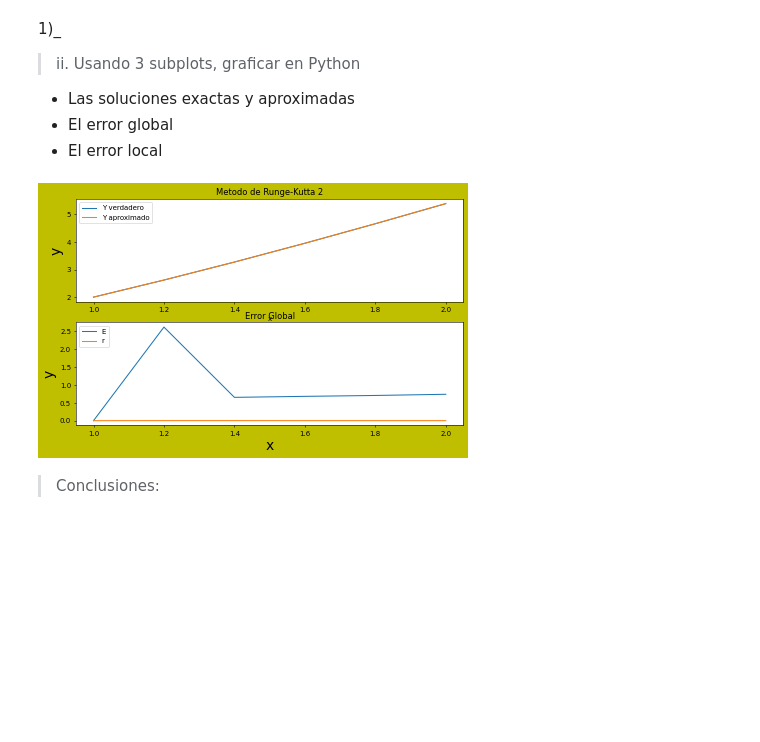
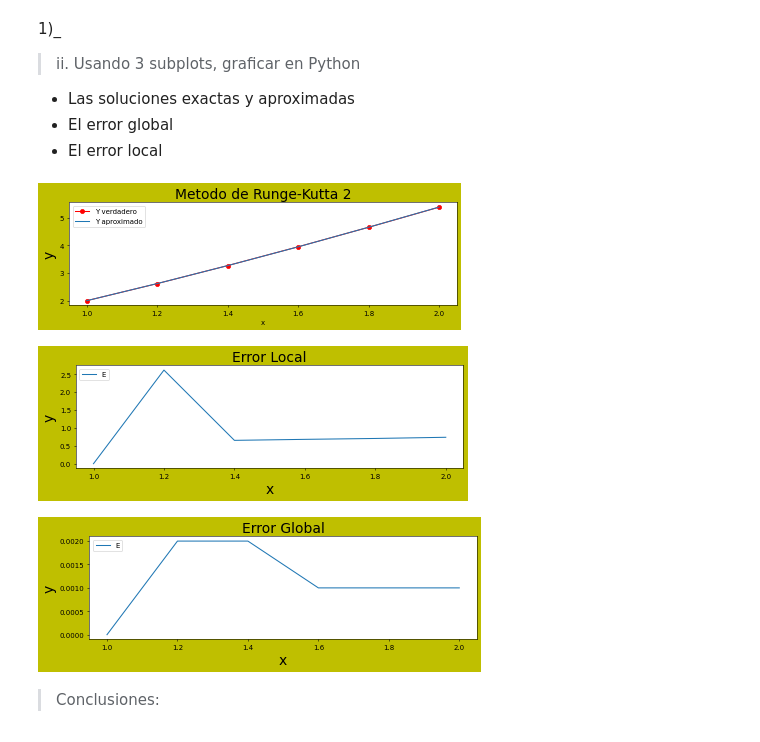
Before and after one commit to Leonel-H29/Facultad, a Jupyter notebook: TP1/TP1.ipynb, the cells around one changed output. Drawn from its saved outputs; the diff is of its cells as text; code cells hidden in the pictures; blank space fills up the shorter version.

```diff
--- a/TP1/TP1.ipynb
+++ b/TP1/TP1.ipynb
@@ -28,40 +28,42 @@ x = np.linspace(1,2,6)
 
 plt.subplot(2,1,1)
 #plt.plot(x,y_real, x,y_aproximado)
-plt.plot(x,y_real)
+plt.plot(x,y_real, marker="o", color="red")
 plt.plot(x,y_aproximado)
 
-plt.title("Metodo de Runge-Kutta 2")
+plt.title("Metodo de Runge-Kutta 2", fontsize=20)
 plt.legend(('Y verdadero','Y aproximado'), loc='upper left')
 plt.xlabel('x')
 plt.ylabel('y', fontsize=20)
 
 
 #===================================Grafico los errores
-plt.figure(1, (10,6), 50, 'y', 'g')
+plt.figure(2, (10,6), 50, 'y', 'g')
 
 plt.subplot(2,1,2)
 plt.plot(x,error_local)
 
-plt.title("Error Local")
+plt.title("Error Local", fontsize=20)
 plt.legend('Error Local', loc='upper left')
 plt.xlabel('x', fontsize=20)
 plt.ylabel('y', fontsize=20)
 
-plt.figure(1, (10,6), 50, 'y', 'g')
+plt.figure(3, (10,6), 50, 'y', 'g')
 plt.subplot(2,1,2)
 plt.plot(x,error_global)
 
 
-plt.title("Error Global")
+plt.title("Error Global", fontsize=20)
 plt.legend('Error Global', loc='upper left')
 plt.xlabel('x', fontsize=20)
 plt.ylabel('y', fontsize=20)
 
 
 plt.show()
 # %% [output]
-[figure, old version]
+[figure, new version]
+[figure, added]
+[figure, added]
 # %% [markdown]
 
 
```
Also changed, not shown: parts of 1 cell of this notebook.
